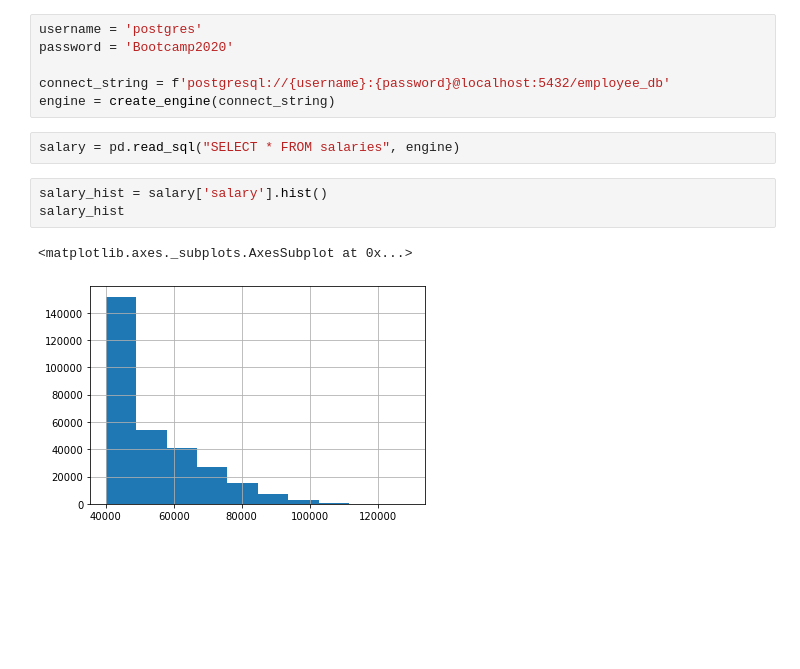
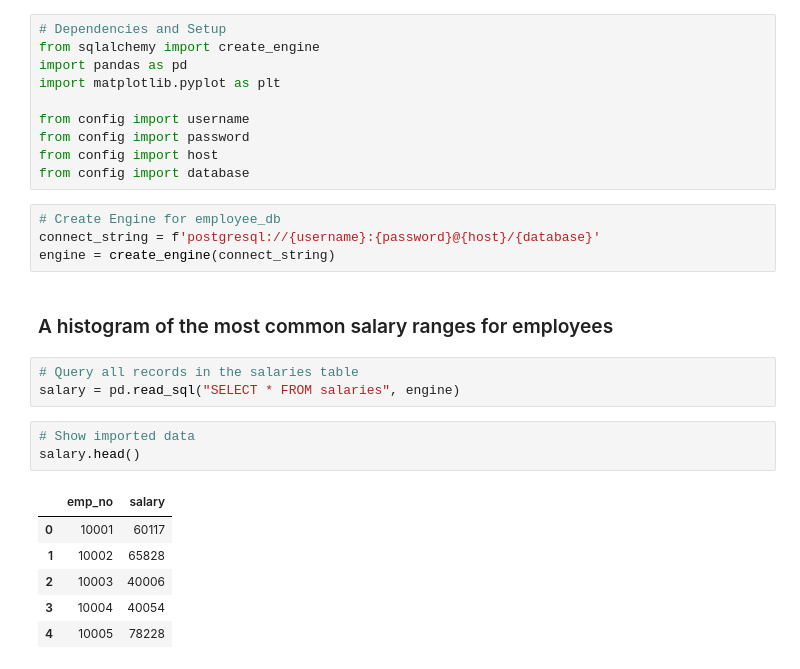
Before and after one commit to abpuccini/employee-database-research, a Jupyter notebook: Employee_DB.ipynb, the cells around one changed output. Drawn from its saved outputs; the diff is of its cells as text; blank space fills up the shorter version.

```diff
--- a/Employee_DB.ipynb
+++ b/Employee_DB.ipynb
@@ -5,14 +1,29 @@ import pandas as pd
+# %%
+# Dependencies and Setup
+from sqlalchemy import create_engine
+import pandas as pd
+import matplotlib.pyplot as plt
+
+from config import username
+from config import password
+from config import host
+from config import database
 # %%
-username = 'postgres'
-password = 'Bootcamp2020'
-
-connect_string = f'postgresql://{username}:{password}@localhost:5432/employee_db'
+# Create Engine for employee_db
+connect_string = f'postgresql://{username}:{password}@{host}/{database}'
 engine = create_engine(connect_string)
+# %% [markdown]
+### A histogram of the most common salary ranges for employees
 # %%
+# Query all records in the salaries table
 salary = pd.read_sql("SELECT * FROM salaries", engine)
-# %%
-salary_hist = salary['salary'].hist()
-salary_hist
-# %% [output]
-<matplotlib.axes._subplots.AxesSubplot at 0x...>
-[figure, removed]
+# %%
+# Show imported data
+salary.head()
+# %% [output]
+|  | emp_no | salary |
+| 0 | 10001 | 60117 |
+| 1 | 10002 | 65828 |
+| 2 | 10003 | 40006 |
+| 3 | 10004 | 40054 |
+| 4 | 10005 | 78228 |
```
Also changed, not shown: parts of 8 cells of this notebook, 4 other files.
